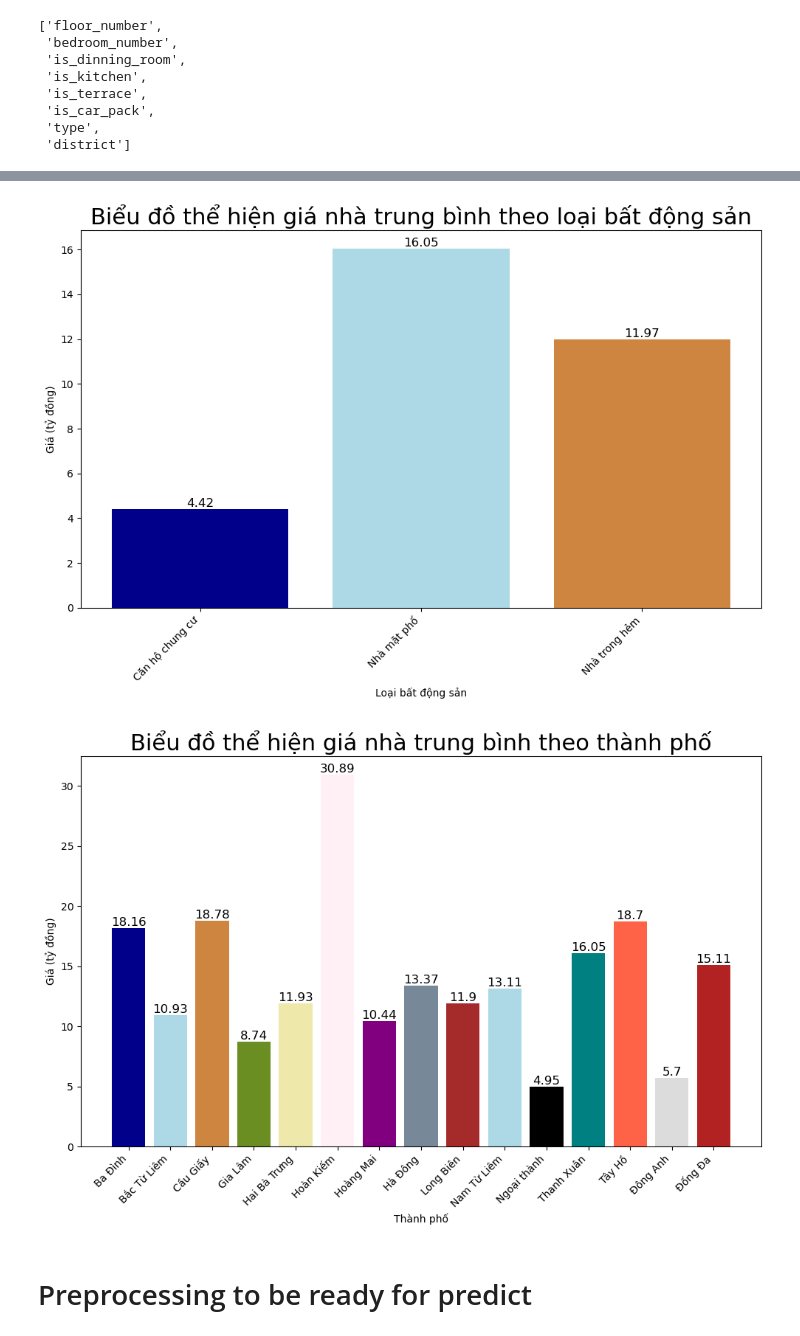
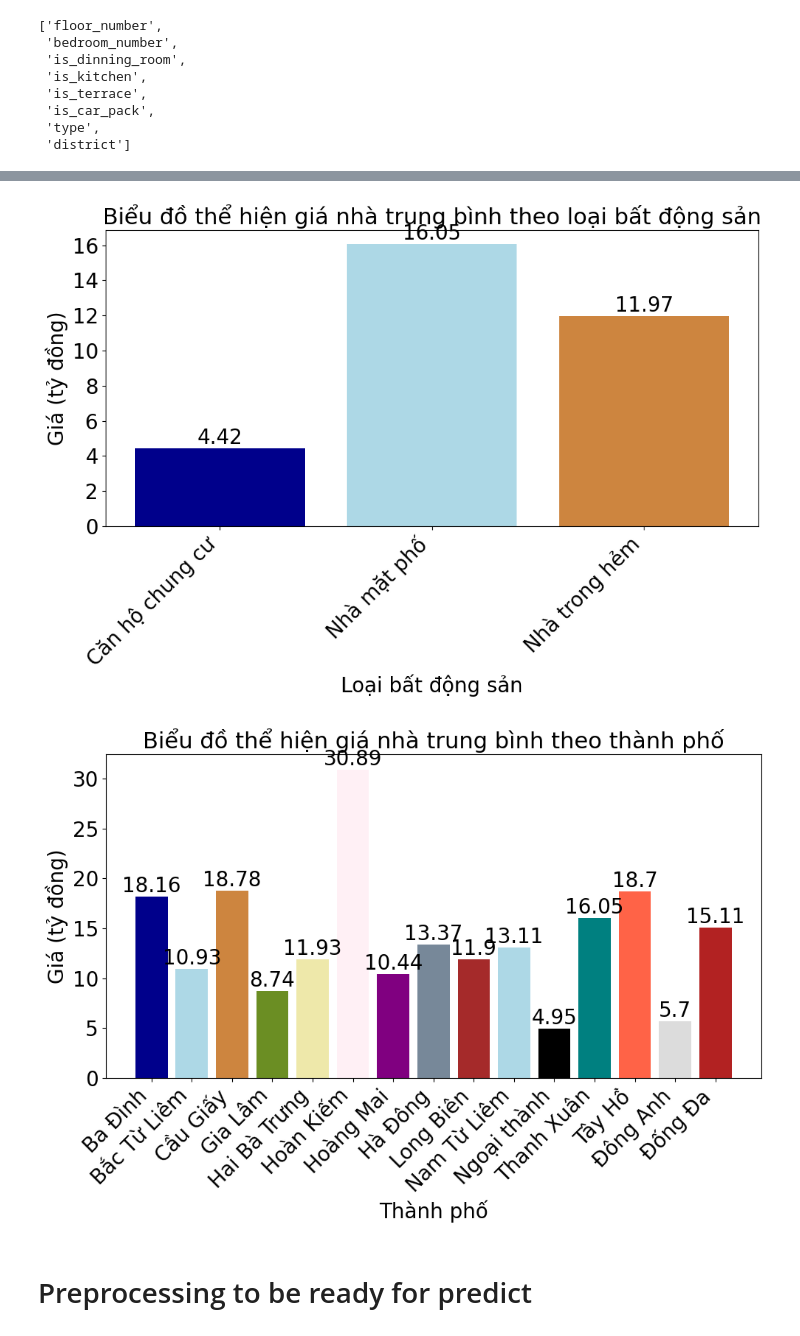
Before and after one commit to hsgsstudent/hanoi_real_estate_prediction, a Jupyter notebook: eda.ipynb, the cells around one changed output, grey strips where cells are left out. Drawn from its saved outputs; the diff is of its cells as text; code cells hidden in the pictures.

```diff
--- a/eda.ipynb
+++ b/eda.ipynb
@@ -116,7 +116,7 @@ for feature in visualized_features:
     for key in text_value:
         plt.text(key, text_value[key], float(round(text_value[key], 2)),
                 horizontalalignment='center', verticalalignment='bottom',
-                fontdict={'fontweight':500, 'size':12})
+                fontdict={'fontweight':500, 'size':20})
 
     # Decide whether to rotate labels based on number of categories and label length
     max_label_length = max([len(str(label)) for label in feature_unique_fields[feature]])
@@ -128,8 +128,11 @@ for feature in visualized_features:
     else:
         plt.xticks(ind, list(feature_unique_fields[feature]))  # No rotation
 
-    plt.xlabel(labels[count])
-    plt.ylabel("Giá (tỷ đồng)")
+
+    plt.yticks(fontsize=20)
+    plt.xticks(fontsize=20)
+    plt.xlabel(labels[count], fontsize=20)
+    plt.ylabel("Giá (tỷ đồng)", fontsize=20)
     plt.title(titles[count], fontsize=22)
     plt.tight_layout()
     count += 1
@@ -145,5 +148,5 @@ plt.show()
-[figure, old version]
+[figure, new version]
-[figure, old version]
+[figure, new version]
 # %% [markdown]
 # Preprocessing to be ready for predict
 # %%
```
Also changed, not shown: parts of 1 cell of this notebook, 22 other files.
